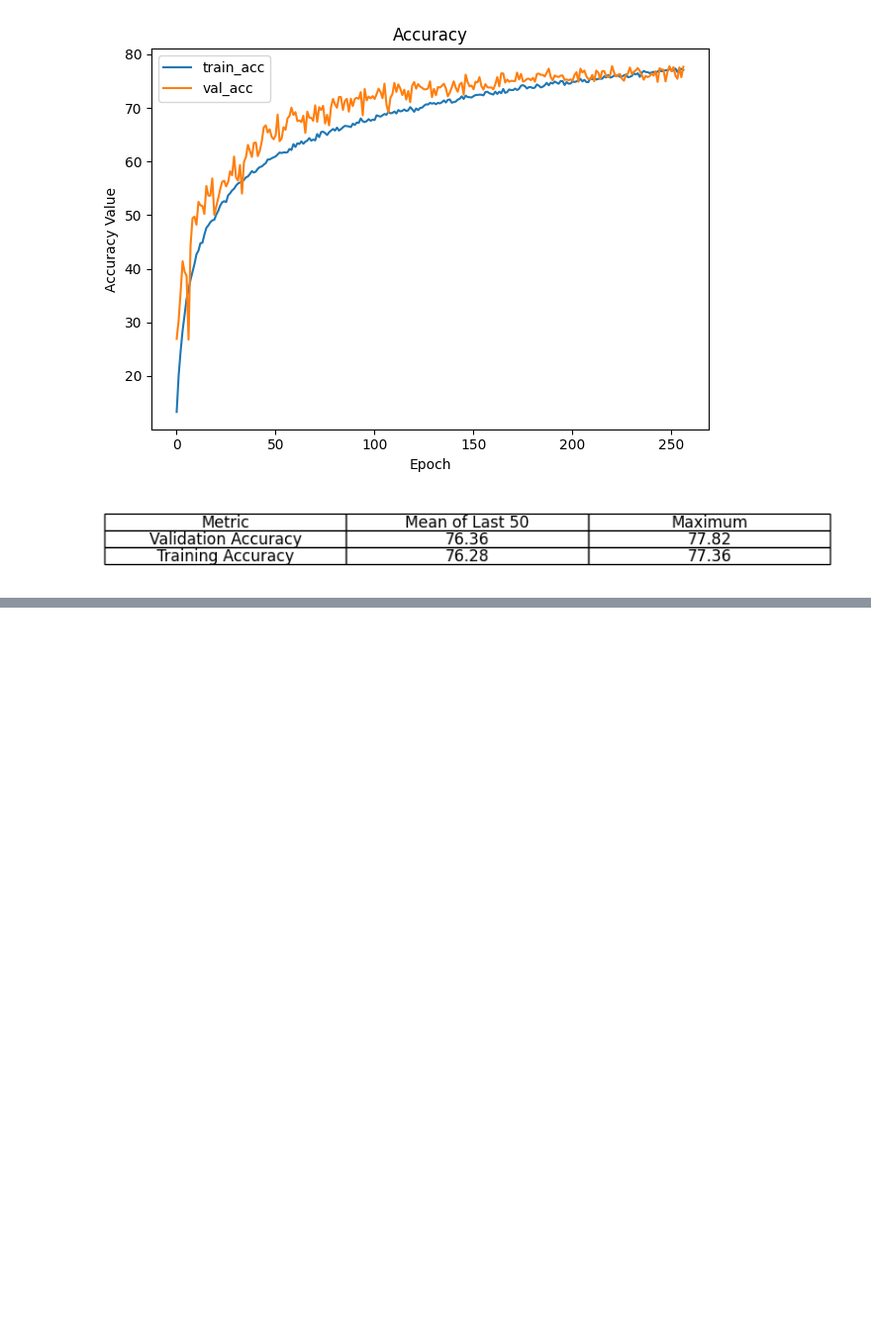
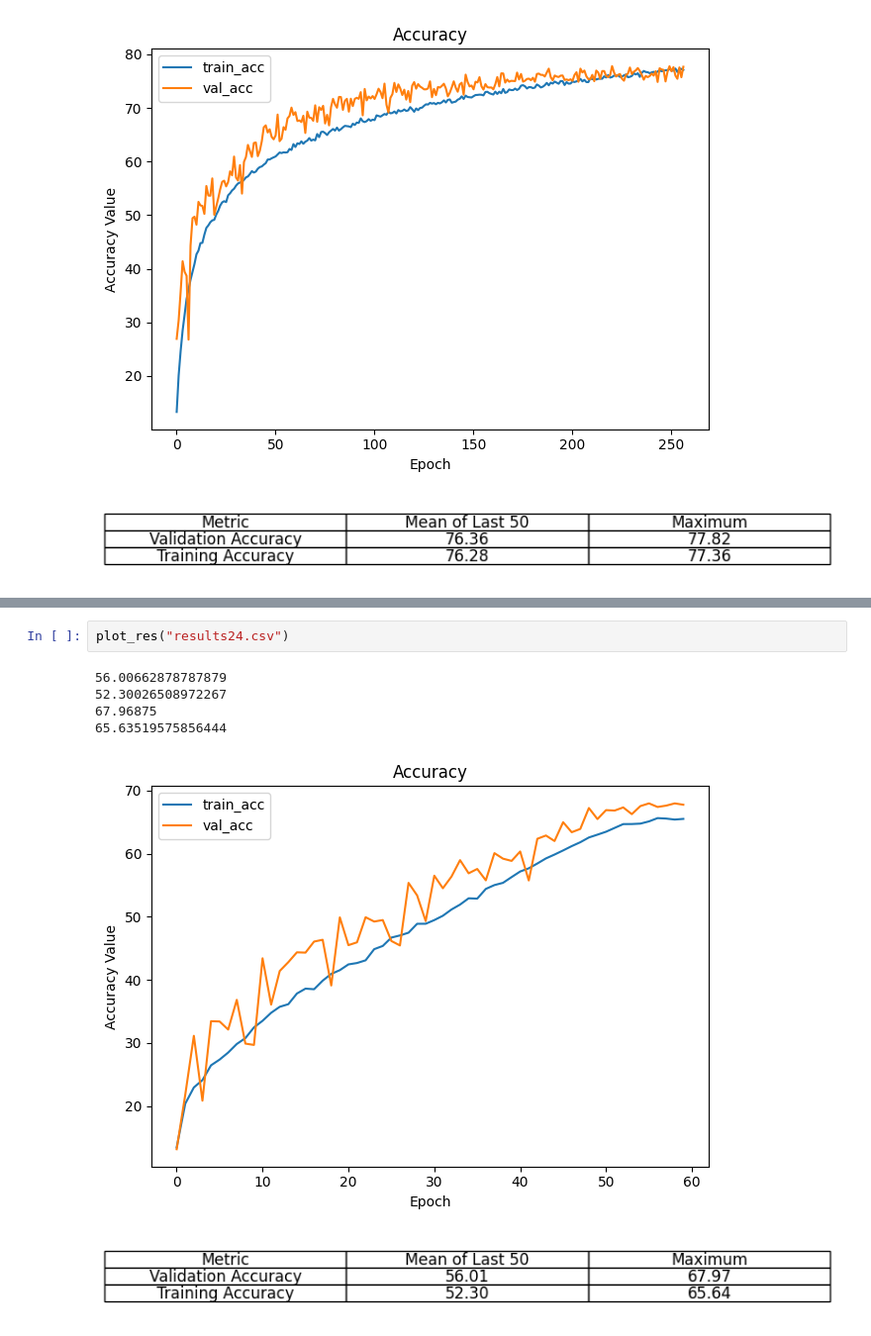
Before and after one commit to Anton123567/DL_UPC, a Jupyter notebook: results_all/Untitled1.ipynb, the cells around one changed output, grey strips where cells are left out. Shown at 99% size. Drawn from its saved outputs; the diff is of its cells as text; blank space fills up the shorter version.

```diff
--- a/results_all/Untitled1.ipynb
+++ b/results_all/Untitled1.ipynb
@@ -139,0 +163,9 @@ plot_res("results37.csv")
+# %%
+plot_res("results24.csv")
+# %% [output]
+56.00662878787879
+52.30026508972267
+67.96875
+65.63519575856444
+[figure, added]
+[figure, added]
```
Also changed, not shown: parts of 3 cells of this notebook, 11 other files.
